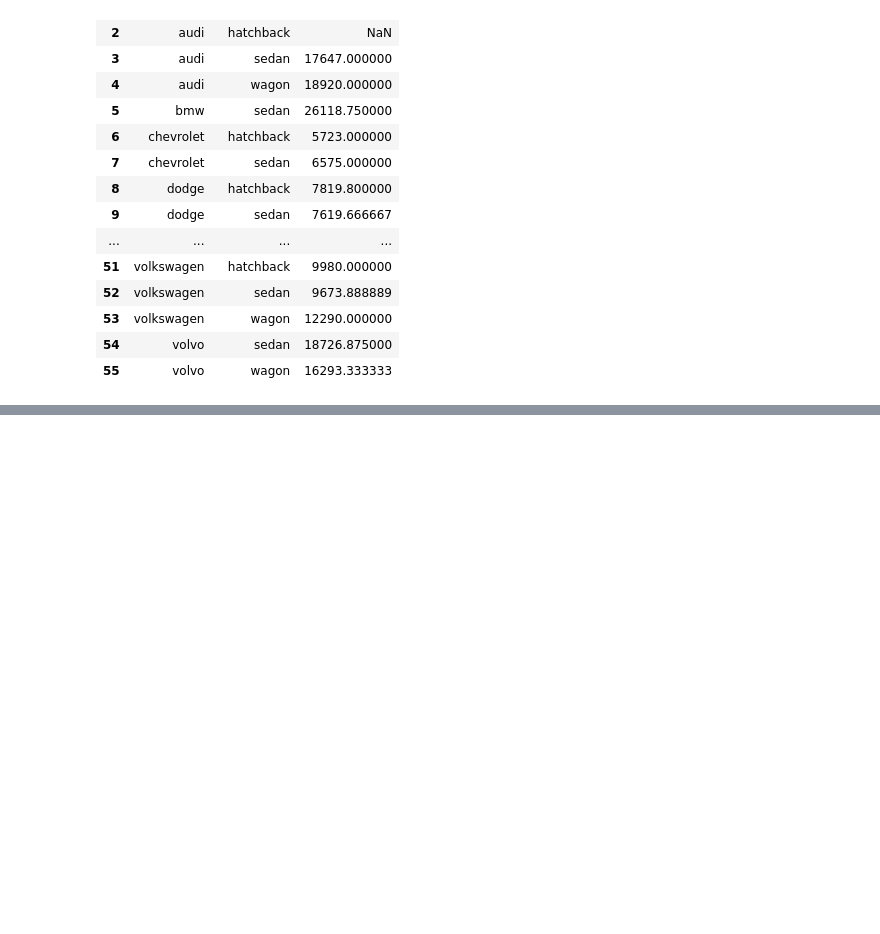
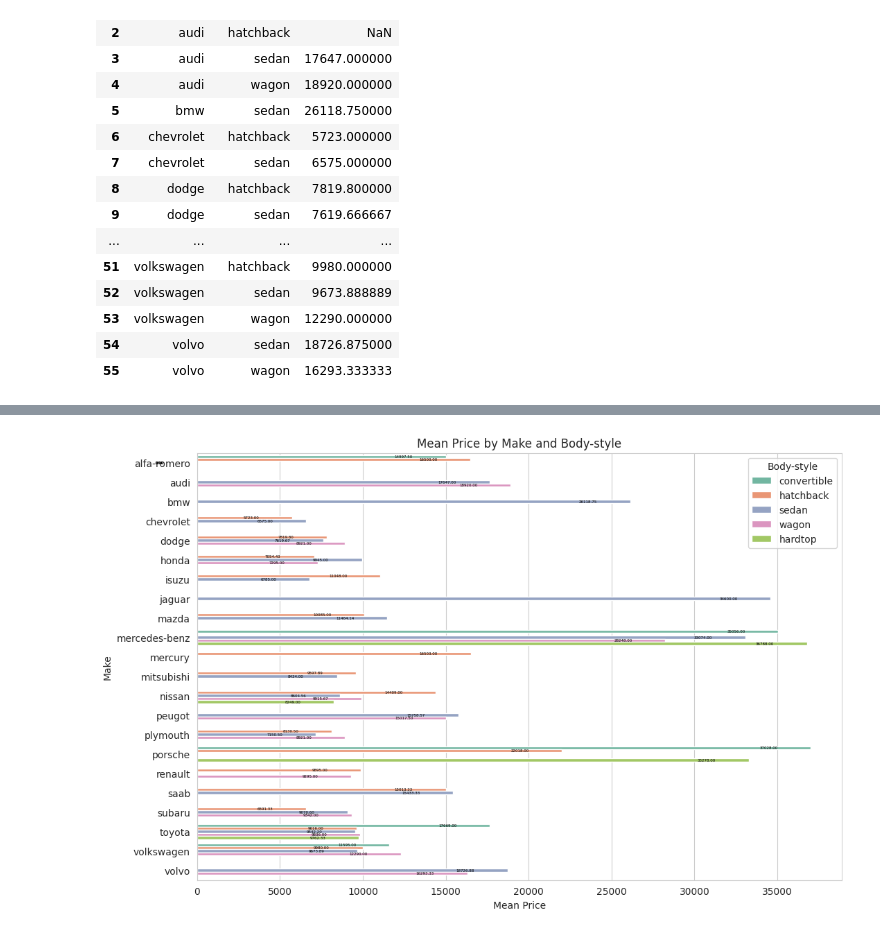
Before and after one commit to shannonshih/Tibame_GAD245-Practice-HW_0122, a Jupyter notebook: 05_03_LAB_Automobile.ipynb, the cells around one changed output, grey strips where cells are left out. Saved outputs shown, nothing was run; the diff lists cells and outputs as text; code cells hidden in the pictures; blank space fills up the shorter version.

```diff
--- a/05_03_LAB_Automobile.ipynb
+++ b/05_03_LAB_Automobile.ipynb
@@ -737,0 +790,28 @@ data.groupby(['make', 'Body-style'])['price'].mean().reset_index(name='MeanPrice
+# %%
+# 根據車廠和車型分組並計算平均價格
+mean_price_by_make_and_body_style = data.groupby(['make', 'Body-style'])['price'].mean().reset_index(name='MeanPrice')
+
+# 繪製圖表
+plt.figure(figsize=(12, 8))
+ax = sns.barplot(data=mean_price_by_make_and_body_style, x='MeanPrice', y='make', hue='Body-style', palette='Set2')
+
+# 確保標籤位置正確，避免數字擠在一起
+for bar in ax.patches:
+    width = bar.get_width()
+    ax.text(
+        width - 2000,  # 水平偏移量，將標籤放在條形圖內部
+        bar.get_y() + bar.get_height() / 2,  # 垂直位置
+        f'{width:.2f}',  # 顯示平均價格，保留兩位小數
+        color='black',  # 使用白色文字
+        ha='right',  # 水平對齊
+        va='center',  # 垂直對齊
+        fontsize=4  # 縮小字體大小
+    )
+
+plt.xlabel("Mean Price")
+plt.ylabel("Make")
+plt.title("Mean Price by Make and Body-style")
+plt.legend(title='Body-style')
+plt.show()
+# %% [output]
+[figure, added]
```
Also changed, not shown: parts of 3 cells of this notebook.
